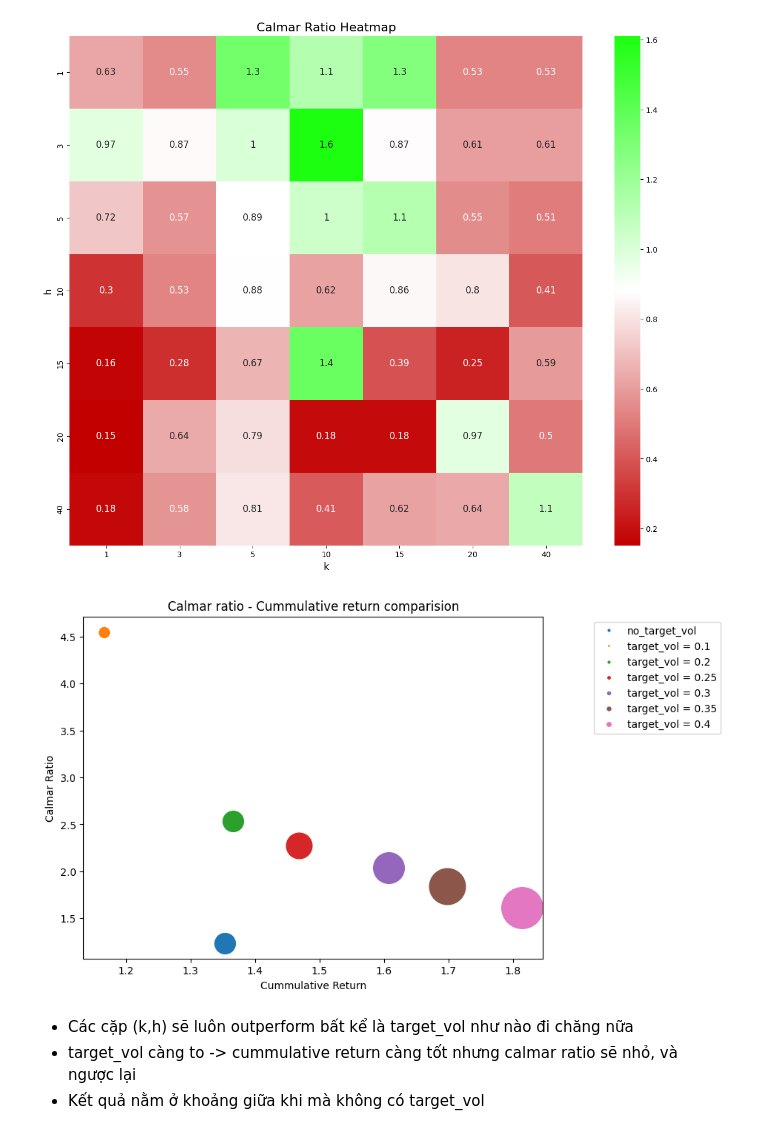
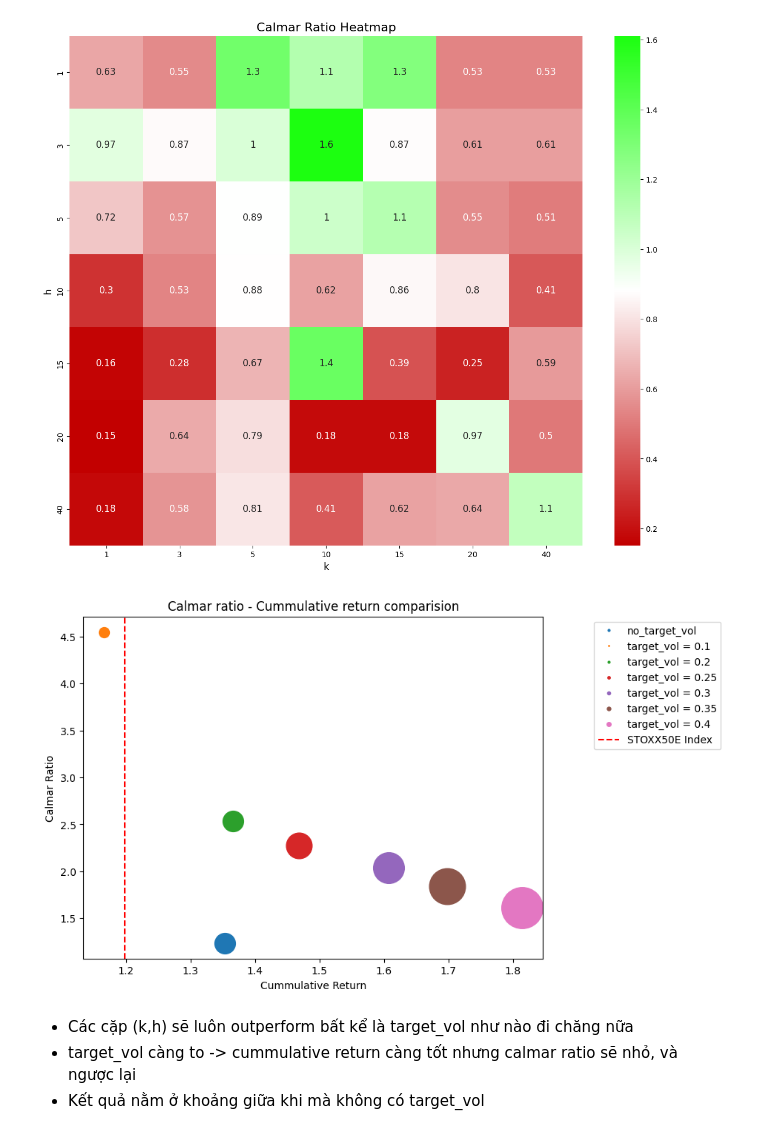
Before and after one commit to NotCodingWell/TSMOM, a Jupyter notebook: analysis.ipynb, the cells around one changed output. Cells and saved outputs as stored; diff of their text form; code cells hidden in the pictures.

```diff
--- a/analysis.ipynb
+++ b/analysis.ipynb
@@ -305,34 +305,35 @@ def vol_comparision(k,h):
     fig, ax = plt.subplots(figsize=(8, 6))
     for vol in ["no_target_vol",0.1,0.2,0.25,0.3,0.35,0.4]:
         try:
             temp = strategy_daily_return(pd.read_csv("Data/target_vol = " + str(vol) + "/pnl/pnl (k = "+ str(k)+ ", h = " + str(h) + ").csv").set_index('Date'))
         except:
             temp = strategy_daily_return(pd.read_csv("Data/" + str(vol) + "/pnl/pnl (k = "+ str(k)+ ", h = " + str(h) + ").csv").set_index('Date'))
         cummulative_return = (temp + 1).cumprod().iloc[-1]
 
         annual_return = (1 + cummulative_return)**(252/ (temp.shape[0])) - 1
 
         max_return = (temp + 1).cumprod().cummax()
 
         calmar_ratio = annual_return / - (temp + 1).cumprod().sub(max_return).div(max_return).min()
         try:
             label = str("target_vol = " + str(float(vol)))
             market_size = vol * 100
         except:
             label = str(vol)
             market_size = 20
         plt.plot(cummulative_return,calmar_ratio,'o', label = label, markersize = market_size)
 
+    plt.axvline(x = float((EU_50+1).cumprod(axis = 1).iloc[:,-1]), color = 'r', linestyle = '--', label = 'STOXX50E Index')
     plt.legend(bbox_to_anchor=(1.1, 1), loc='upper left', fontsize = 'medium', markerscale = 0.1)
     plt.xlabel("Cummulative Return")
     plt.ylabel("Calmar Ratio")
     plt.title("Calmar ratio - Cummulative return comparision")
     plt.show()
     return
 
 vol_comparision(10,"03")
 # %% [output]
-[figure, old version]
+[figure, new version]
 # %% [markdown]
 * Các cặp (k,h) sẽ luôn outperform bất kể là target_vol như nào đi chăng nữa
 * target_vol càng to -> cummulative return càng tốt nhưng calmar ratio sẽ nhỏ, và ngược lại
```
